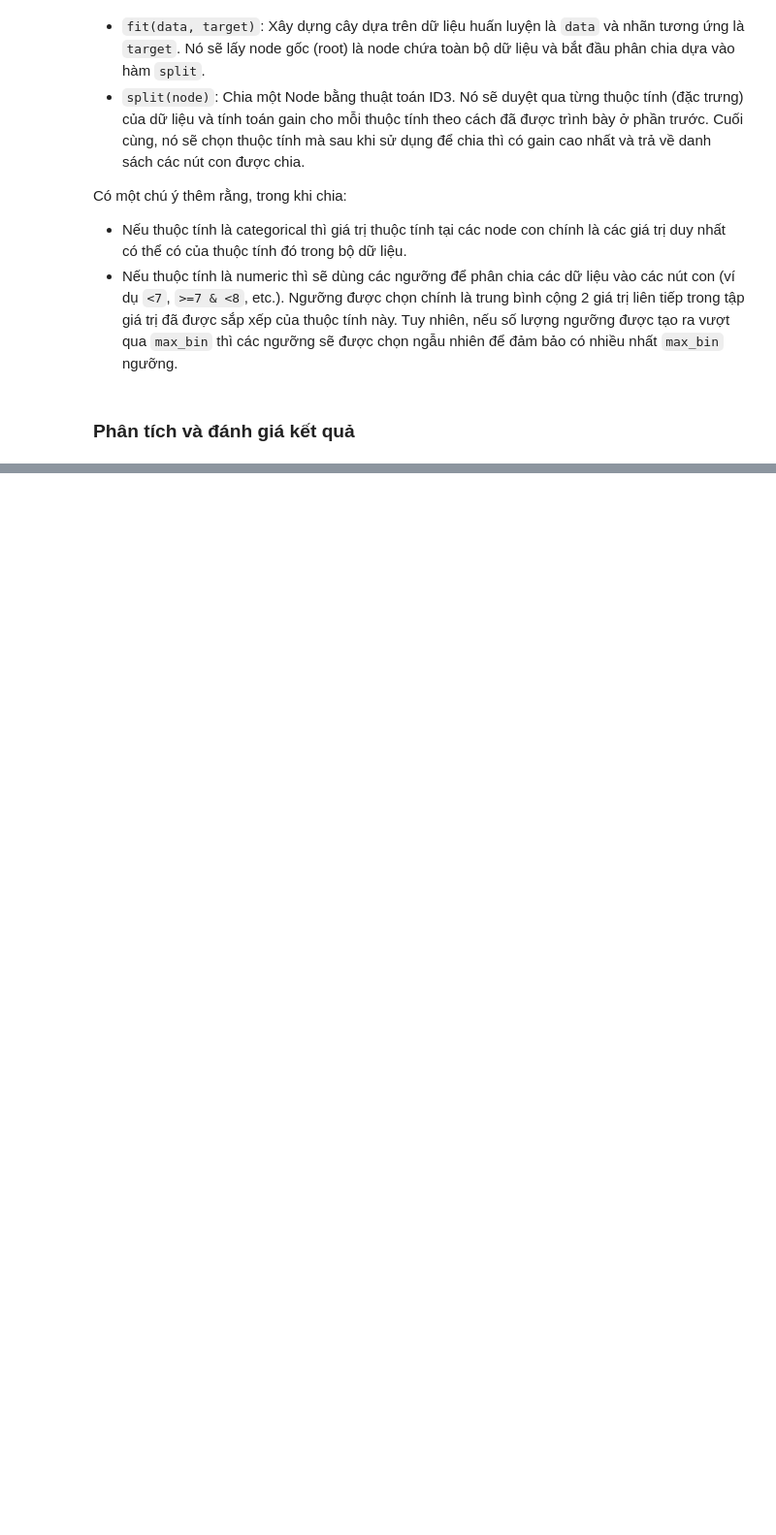
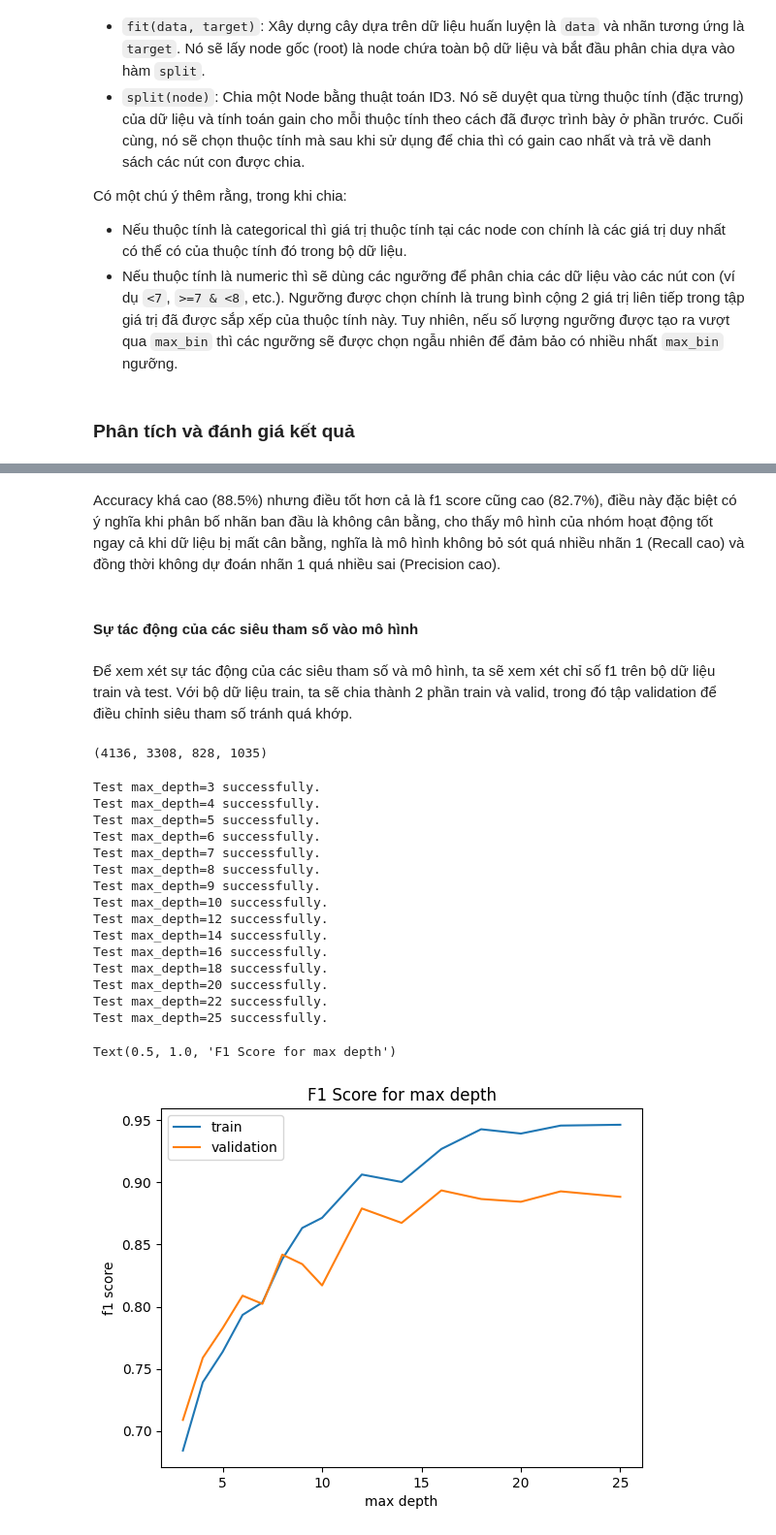
Before and after one commit to trietp1253201581/Project_AI_G07, a Jupyter notebook: Project report G07 Final.ipynb, the cells around one changed output, grey strips where cells are left out. Shown: that part at 97% size. Saved outputs shown, nothing was run; the diff lists cells and outputs as text; code cells hidden in the pictures; blank space fills up the shorter version.

```diff
--- a/Project report G07 Final.ipynb
+++ b/Project report G07 Final.ipynb
@@ -419,7 +419,7 @@ Có một chú ý thêm rằng, trong khi chia:
 * Nếu thuộc tính là numeric thì sẽ dùng các ngưỡng để phân chia các dữ liệu vào các nút con (ví dụ `<7`, `>=7 & <8`, etc.). Ngưỡng được chọn chính là trung bình cộng 2 giá trị liên tiếp trong tập giá trị đã được sắp xếp của thuộc tính này. Tuy nhiên, nếu số lượng ngưỡng được tạo ra vượt qua `max_bin` thì các ngưỡng sẽ được chọn ngẫu nhiên để đảm bảo có nhiều nhất `max_bin` ngưỡng.
 # %%
 class DecisionTreeID3(object):
-    def __init__(self, max_depth=10, min_samples_split=2, min_gain=1e-4, max_bin=10):
+    def __init__(self, max_depth=8, min_samples_split=2, min_gain=1e-4, max_bin=8):
         self.root = None  # Nút gốc của cây quyết định
         self.max_depth = max_depth  # Độ sâu tối đa của cây
         self.min_samples_split = min_samples_split  # Số mẫu tối thiểu để chia nhỏ một nút
@@ -559,5 +577,5 @@ X_train.describe().T.head(5)
 # %%
 %%time
-tree = DecisionTreeID3(max_depth=5, min_samples_split=2)
+tree = DecisionTreeID3()
 tree.fit(X_train, y_train)
 # %% [output]
@@ -580,0 +595,53 @@ roc_auc_score(y_test, y_pred)
+# %% [markdown]
+Accuracy khá cao (88.5%) nhưng điều tốt hơn cả là f1 score cũng cao (82.7%), điều này đặc biệt có ý nghĩa khi phân bố nhãn ban đầu là không cân bằng, cho thấy mô hình của nhóm hoạt động tốt ngay cả khi dữ liệu bị mất cân bằng, nghĩa là mô hình không bỏ sót quá nhiều nhãn 1 (Recall cao) và đồng thời không dự đoán nhãn 1 quá nhiều sai (Precision cao).
+# %% [markdown]
+#### Sự tác động của các siêu tham số vào mô hình
+# %% [markdown]
+Để xem xét sự tác động của các siêu tham số và mô hình, ta sẽ xem xét chỉ số f1 trên bộ dữ liệu train và test. Với bộ dữ liệu train, ta sẽ chia thành 2 phần train và valid, trong đó tập validation để điều chỉnh siêu tham số tránh quá khớp.
+# %%
+X_train1, X_valid1, y_train1, y_valid1 = train_test_split(X_train, y_train, test_size=0.2, random_state=42)
+# %%
+len(X_train), len(X_train1), len(X_valid1), len(X_test)
+# %% [output]
+(4136, 3308, 828, 1035)
+# %%
+train_scores = []
+valid_scores = []
+max_depth_values = [3, 4, 5, 6, 7, 8, 9, 10, 12, 14, 16, 18, 20, 22, 25]
+
+for max_depth in max_depth_values:
+    tree = DecisionTreeID3(max_depth=max_depth)
+    tree.fit(X_train1, y_train1)
+    # train score
+    y_pred = tree.predict(X_train1)
+    train_scores.append(f1_score(y_train1, y_pred))
+    # val score
+    y_pred = tree.predict(X_valid1)
+    valid_scores.append(f1_score(y_valid1, y_pred))
+    print(f"Test max_depth={max_depth} successfully.")
+
+# Plot
+plt.plot(max_depth_values, train_scores, label='train')
+plt.plot(max_depth_values, valid_scores, label='validation')
+plt.legend()
+plt.xlabel('max depth')
+plt.ylabel('f1 score')
+plt.title('F1 Score for max depth')
+# %% [output]
+Test max_depth=3 successfully.
+Test max_depth=4 successfully.
+Test max_depth=5 successfully.
+Test max_depth=6 successfully.
+Test max_depth=7 successfully.
+Test max_depth=8 successfully.
+Test max_depth=9 successfully.
+Test max_depth=10 successfully.
+Test max_depth=12 successfully.
+Test max_depth=14 successfully.
+Test max_depth=16 successfully.
+Test max_depth=18 successfully.
+Test max_depth=20 successfully.
+Test max_depth=22 successfully.
+Test max_depth=25 successfully.
+Text(0.5, 1.0, 'F1 Score for max depth')
+[figure, added]
```
Also changed, not shown: parts of 20 cells of this notebook.
